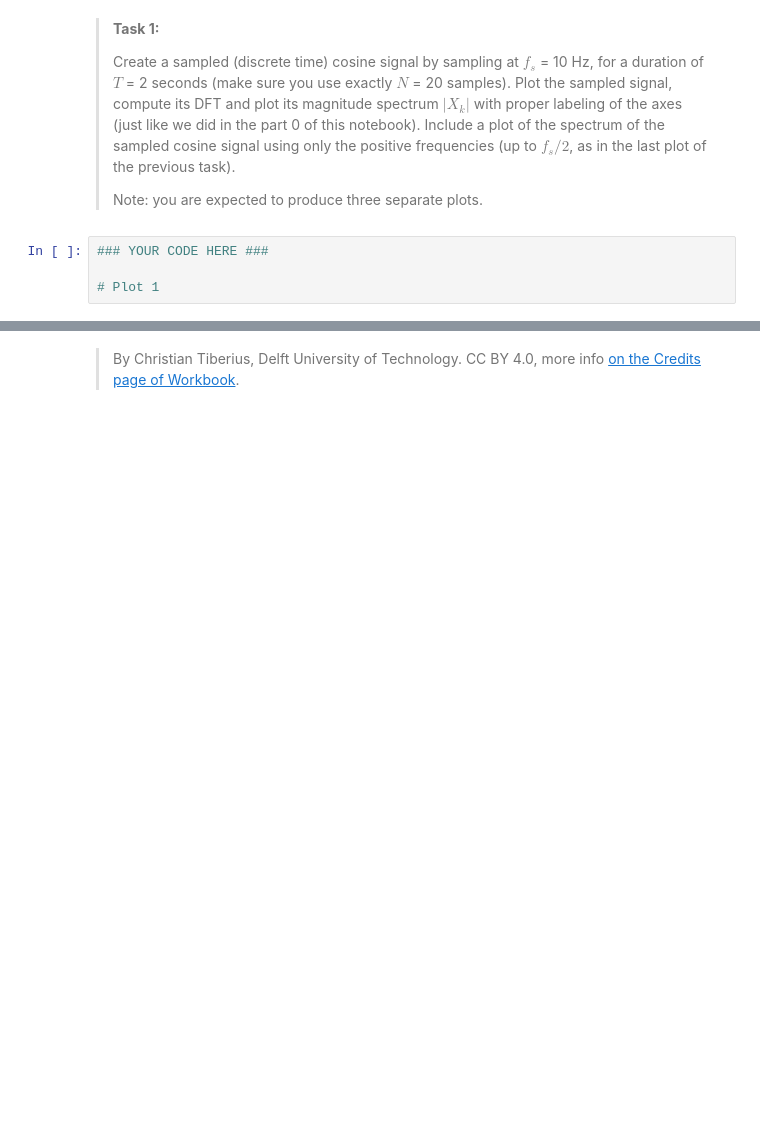
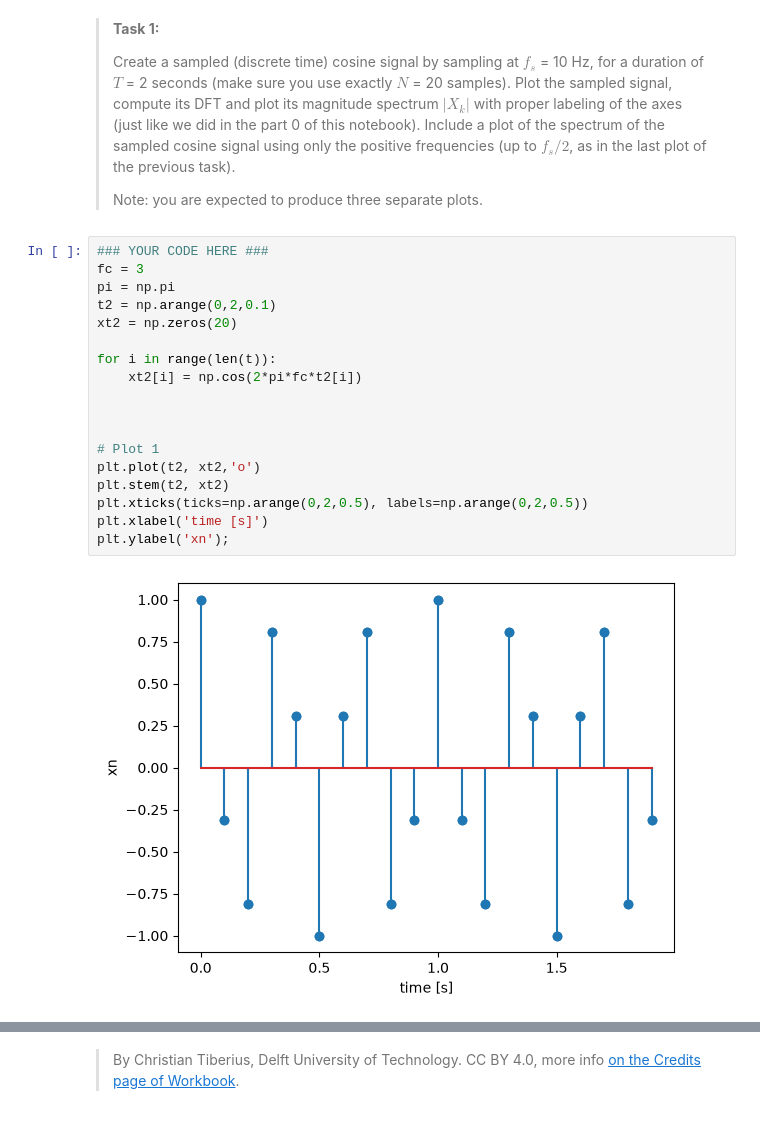
Before and after one commit to Tony-Davison/WS2.3, a Jupyter notebook: all_files_WS_2_3/DFT.ipynb, the cells around one changed output, grey strips where cells are left out. Cells and saved outputs as stored; diff of their text form; blank space fills up the shorter version.

```diff
--- a/all_files_WS_2_3/DFT.ipynb
+++ b/all_files_WS_2_3/DFT.ipynb
@@ -185,7 +190,23 @@ As a side note: the cosine is strictly a periodic function, not a-periodic (as a
 > Note: you are expected to produce three separate plots.
 # %%
 ### YOUR CODE HERE ###
+fc = 3
+pi = np.pi
+t2 = np.arange(0,2,0.1)
+xt2 = np.zeros(20)
+
+for i in range(len(t)):
+    xt2[i] = np.cos(2*pi*fc*t2[i])
+
+
 
 # Plot 1
+plt.plot(t2, xt2,'o')
+plt.stem(t2, xt2)
+plt.xticks(ticks=np.arange(0,2,0.5), labels=np.arange(0,2,0.5))
+plt.xlabel('time [s]')
+plt.ylabel('xn');
+# %% [output]
+[figure, added]
 # %%
 ### YOUR CODE HERE ###
```
Also changed, not shown: parts of 4 cells of this notebook.
